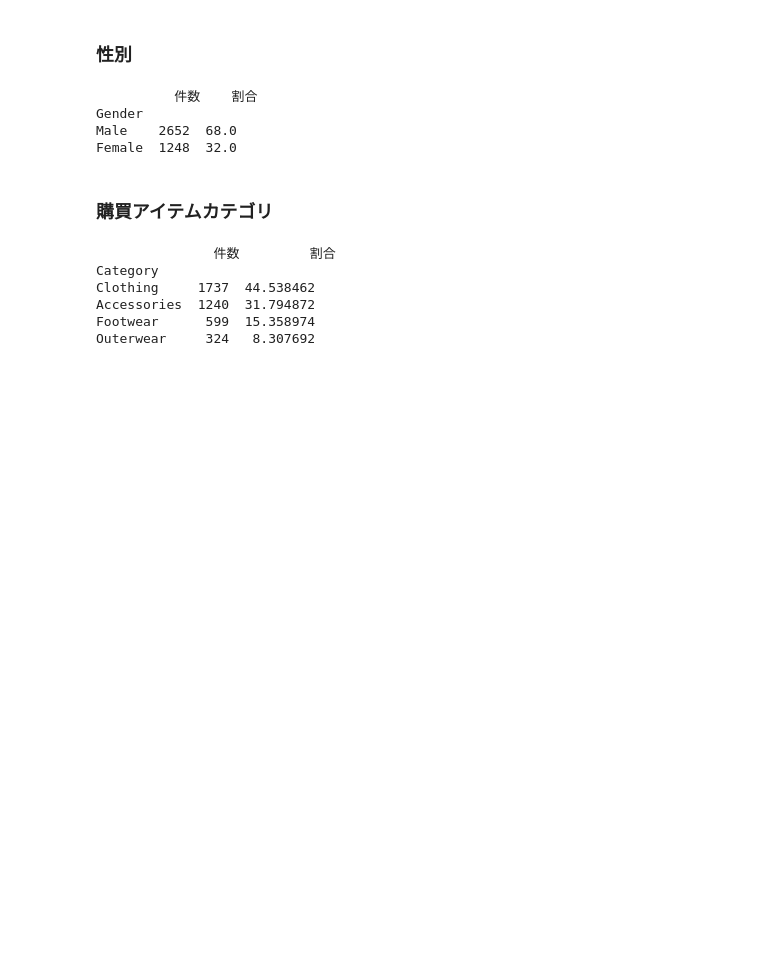
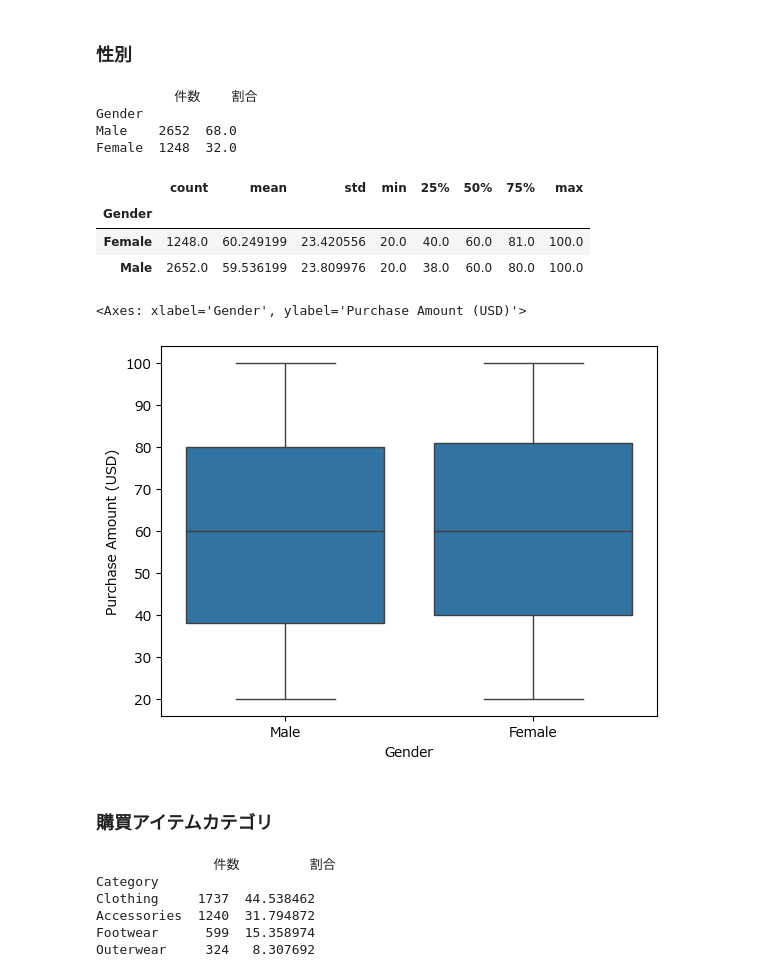
Before and after one commit to masakazu2025/kaggle-consumer-behavior-and-shopping-habits-dataset, a Jupyter notebook: shopping_behavior.ipynb, the cells around one changed output. Saved outputs shown, nothing was run; the diff lists cells and outputs as text; code cells hidden in the pictures; blank space fills up the shorter version.

```diff
--- a/shopping_behavior.ipynb
+++ b/shopping_behavior.ipynb
@@ -180,6 +202,18 @@ print(counts_and_ratio_of_column(df, "Gender"))
 Gender
 Male    2652  68.0
 Female  1248  32.0
+# %%
+df.groupby("Gender", observed=True)["Purchase Amount (USD)"].describe()
+# %% [output]
+|  | count | mean | std | min | 25% | 50% | 75% | max |
+| Gender |  |  |  |  |  |  |  |  |
+| Female | 1248.0 | 60.249199 | 23.420556 | 20.0 | 40.0 | 60.0 | 81.0 | 100.0 |
+| Male | 2652.0 | 59.536199 | 23.809976 | 20.0 | 38.0 | 60.0 | 80.0 | 100.0 |
+# %%
+sns.boxplot(x="Gender", y="Purchase Amount (USD)", data=df)
+# %% [output]
+<Axes: xlabel='Gender', ylabel='Purchase Amount (USD)'>
+[figure, added]
 # %% [markdown]
 ### 購買アイテムカテゴリ
 # %%
```
Also changed, not shown: parts of 49 cells of this notebook.
